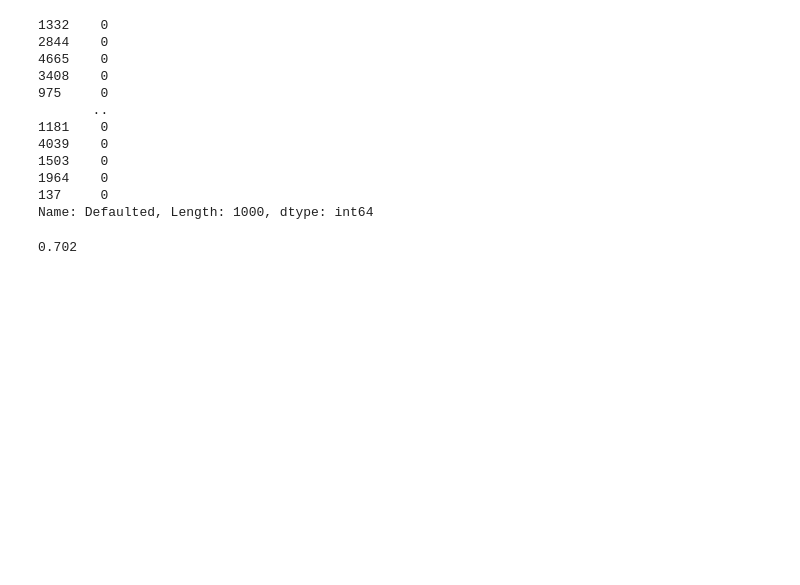
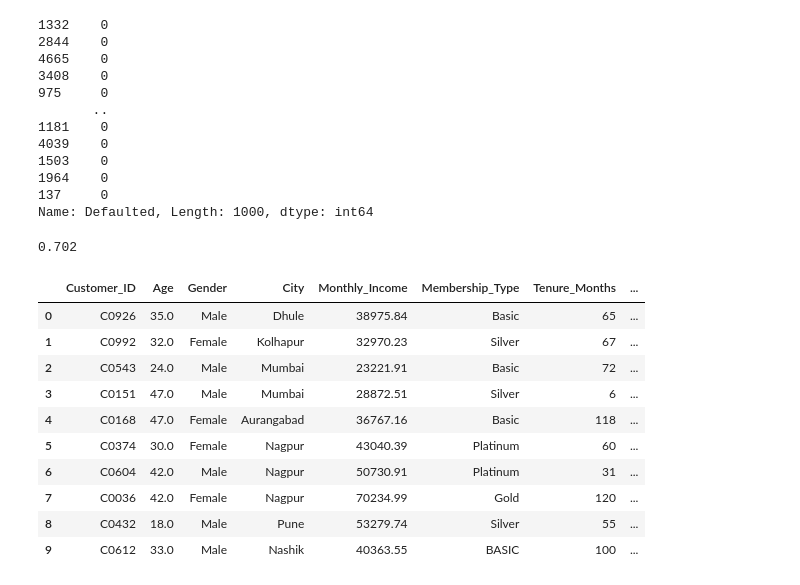
Before and after one commit to roshan-pardeshi/machine-learning, a Jupyter notebook: machine learning/DecisionTreeClassifier.ipynb, the cells around one changed output. Cells and saved outputs as stored; diff of their text form; code cells hidden in the pictures; blank space fills up the shorter version.

```diff
--- a/machine learning/DecisionTreeClassifier.ipynb
+++ b/machine learning/DecisionTreeClassifier.ipynb
@@ -266,0 +274,16 @@ ac
+# %%
+df = pd.read_csv(r"C:\Users\Admin\Downloads\customer_analytics_practice_dataset.csv")
+# %%
+df.head(10)
+# %% [output]
+|  | Customer_ID | Age | Gender | City | Monthly_Income | Membership_Type | Tenure_Months | ... |
+| 0 | C0926 | 35.0 | Male | Dhule | 38975.84 | Basic | 65 | ... |
+| 1 | C0992 | 32.0 | Female | Kolhapur | 32970.23 | Silver | 67 | ... |
+| 2 | C0543 | 24.0 | Male | Mumbai | 23221.91 | Basic | 72 | ... |
+| 3 | C0151 | 47.0 | Male | Mumbai | 28872.51 | Silver | 6 | ... |
+| 4 | C0168 | 47.0 | Female | Aurangabad | 36767.16 | Basic | 118 | ... |
+| 5 | C0374 | 30.0 | Female | Nagpur | 43040.39 | Platinum | 60 | ... |
+| 6 | C0604 | 42.0 | Male | Nagpur | 50730.91 | Platinum | 31 | ... |
+| 7 | C0036 | 42.0 | Female | Nagpur | 70234.99 | Gold | 120 | ... |
+| 8 | C0432 | 18.0 | Male | Pune | 53279.74 | Silver | 55 | ... |
+| 9 | C0612 | 33.0 | Male | Nashik | 40363.55 | BASIC | 100 | ... |
```
Also changed, not shown: parts of 91 cells of this notebook, 5 other files.
